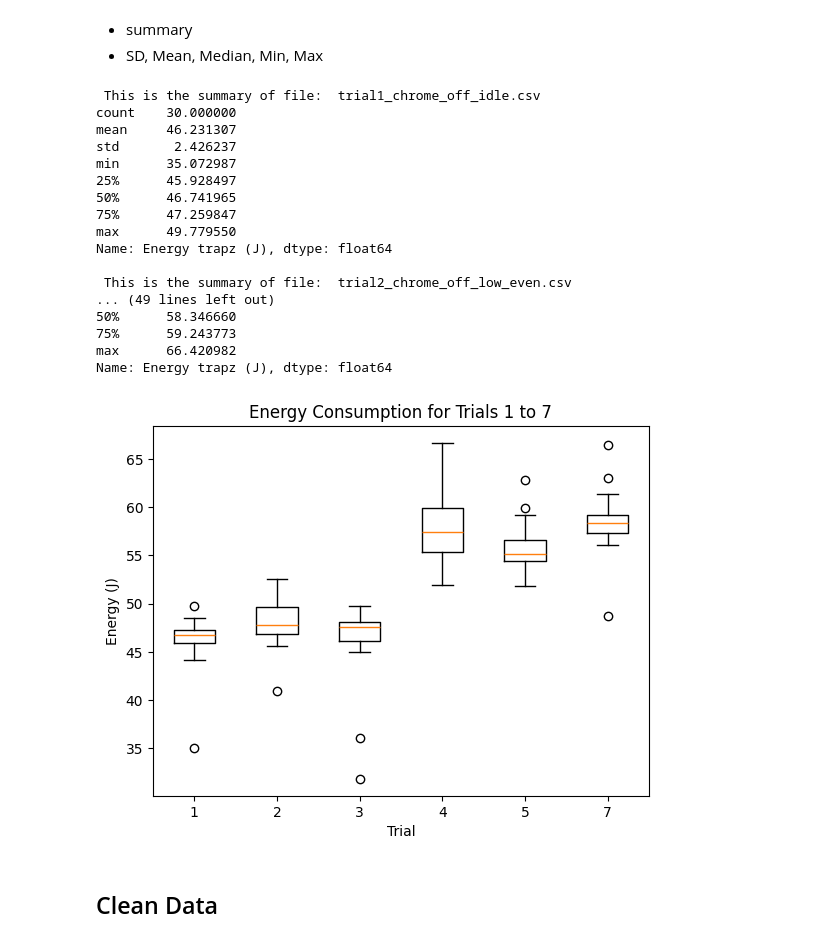
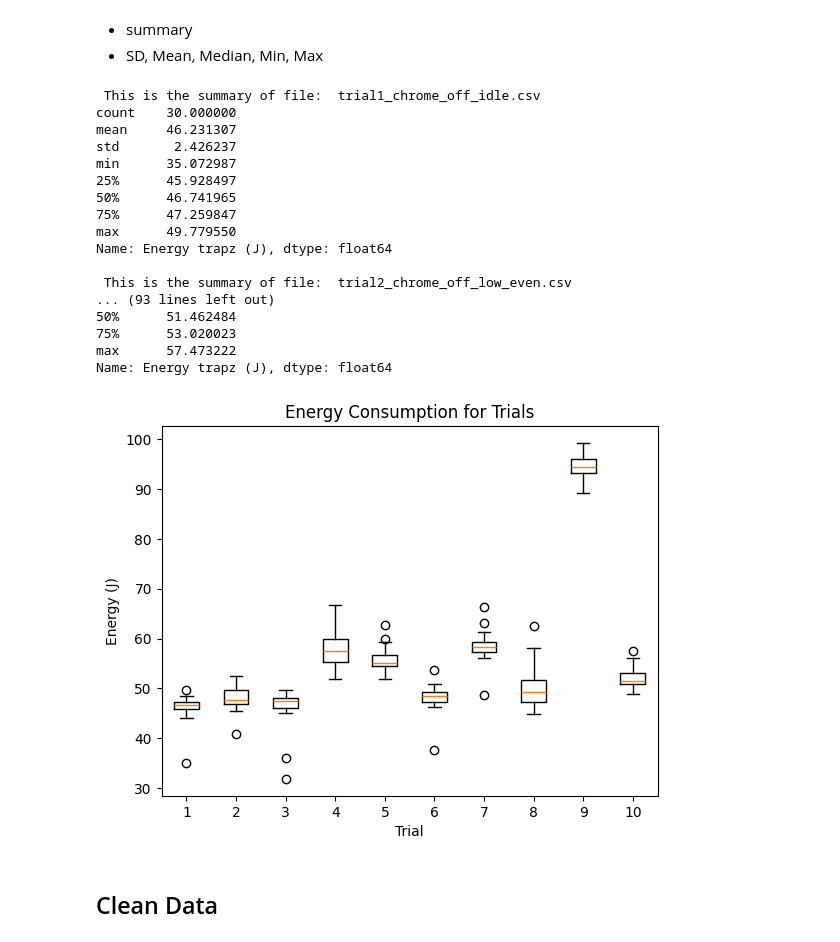
Before and after one commit to sue-CC/green-lab-android-runner, a Jupyter notebook: 01-data-processing/explore.ipynb, the cells around one changed output. Cells and saved outputs as stored; diff of their text form; code cells hidden in the pictures.

```diff
--- a/01-data-processing/explore.ipynb
+++ b/01-data-processing/explore.ipynb
@@ -17,6 +17,6 @@ import os
 folder_path = '../00-data'
 file_list = os.listdir(folder_path)
 file_list = [file for file in file_list if file.endswith('.csv')]
-file_list.sort()
-print(file_list)
+sorted_files = sorted(file_list, key=lambda x: int(x.split('trial')[1].split('_')[0]))
+print(sorted_files)
 # %% [output]
@@ -24,7 +24,7 @@ print(file_list)
 # %% [markdown]
 Combine the 20 files into one data frame.
 # %%
-for file in file_list:
+for file in sorted_files:
     file_path = os.path.join(folder_path, file)
     df = pd.read_csv(file_path)
     filename = file.split('.')[0]
@@ -50,7 +50,7 @@ df.head()# df = ...
 # %%
 # this step is to combine all the csv files into one csv file and export it
 dfs = []
-for file in file_list:
+for file in sorted_files:
     file_path = os.path.join(folder_path, file)
     df = pd.read_csv(file_path)
     dfs.append(df)
@@ -65,7 +65,7 @@ combined_df.to_csv('combined.csv', index=False)
 #summary each file in the file_list
 data= []
 describe_result = []
-for file in file_list:
+for file in sorted_files:
     file_path = os.path.join(folder_path, file)
     df = pd.read_csv(file_path)
     data.append(df['Energy trapz (J)'])
@@ -84,25 +84,25 @@ max      49.779550
 Name: Energy trapz (J), dtype: float64
 
  This is the summary of file:  trial2_chrome_off_low_even.csv
-... (49 lines left out)
-50%      58.346660
-75%      59.243773
-max      66.420982
+... (93 lines left out)
+50%      51.462484
+75%      53.020023
+max      57.473222
 Name: Energy trapz (J), dtype: float64
 # %%
 #data = [ df_1['Energy trapz (J)'], df_2['Energy trapz (J)'], df_7['Energy trapz (J)']]
 fig, ax = plt.subplots()
 ax.boxplot(data)
 xticklabels = []
-for file in file_list:
-    xticklabels.append(file.split('_')[0][-1])
+for file in sorted_files:
+    xticklabels.append(file.split('_')[0][5:])
 ax.set_xticklabels(xticklabels)
 ax.set_ylabel('Energy (J)')
 ax.set_xlabel('Trial')
-ax.set_title('Energy Consumption for Trials 1 to 7')
+ax.set_title('Energy Consumption for Trials')
 plt.show()
 # %% [output]
-[figure, old version]
+[figure, new version]
 # %% [markdown]
 ## Clean Data
 # %% [markdown]
```
Also changed, not shown: parts of 1 cell of this notebook, 5 other files.
